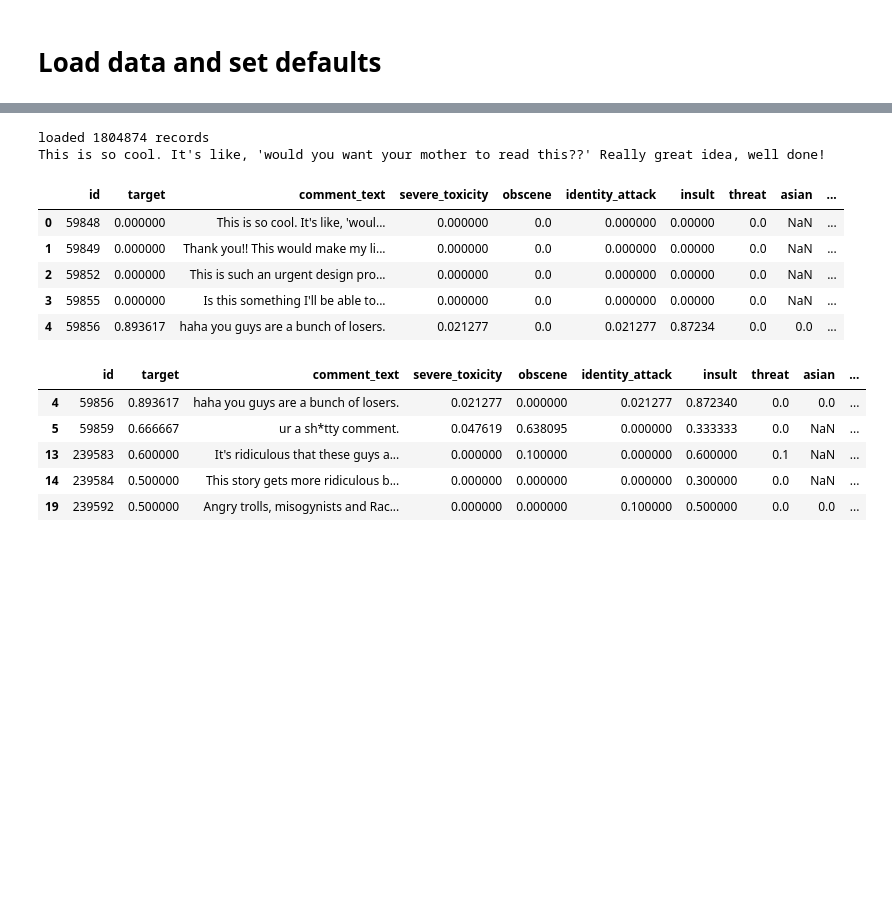
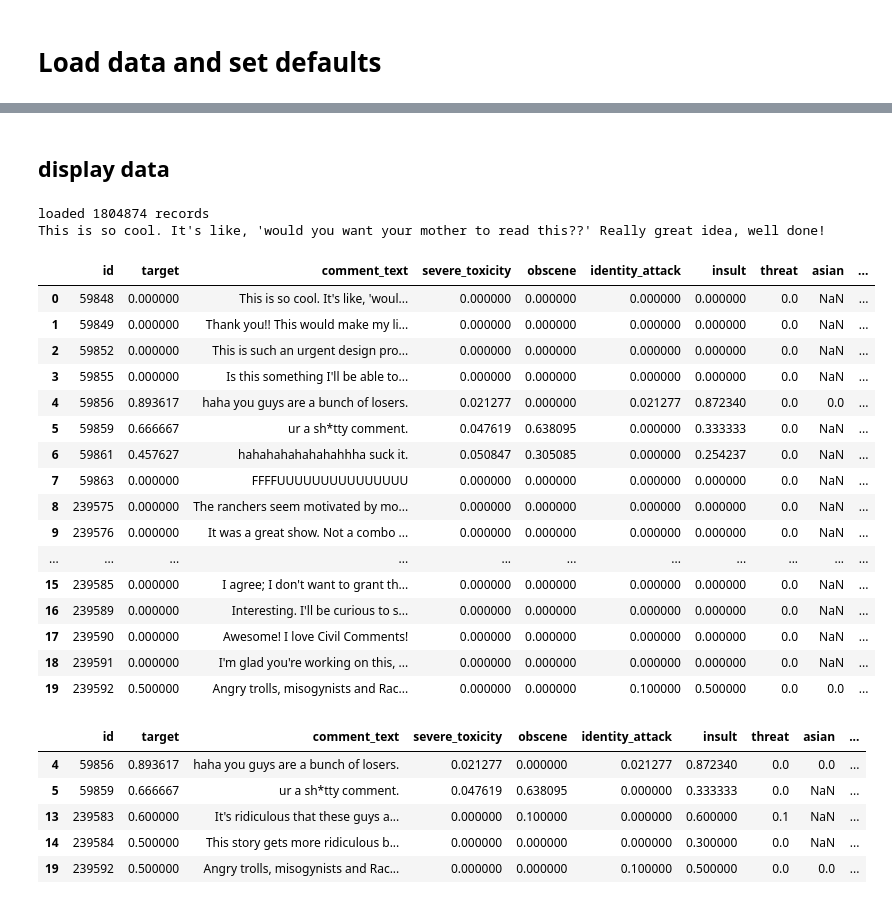
Before and after one commit to imbealopez/Toxicity-Detection, a Jupyter notebook: ToxicityDetection.ipynb, the cells around one changed output, grey strips where cells are left out. Drawn from its saved outputs; the diff is of its cells as text; code cells hidden in the pictures; blank space fills up the shorter version.

```diff
--- a/ToxicityDetection.ipynb
+++ b/ToxicityDetection.ipynb
@@ -159,19 +190,32 @@ Wall time: 11.7 s
+# %% [markdown]
+## display data
 # %%
 print("loaded %d records" % len(train_comments))
 #%%
 # display first comment
 print(train_comments.iloc[0]["comment_text"])
 # display head
-train_comments.head()
+train_comments.head(20)
 # %% [output]
 loaded 1804874 records
 This is so cool. It's like, 'would you want your mother to read this??' Really great idea, well done!
 |  | id | target | comment_text | severe_toxicity | obscene | identity_attack | insult | threat | asian | ... |
-| 0 | 59848 | 0.000000 | This is so cool. It's like, 'woul... | 0.000000 | 0.0 | 0.000000 | 0.00000 | 0.0 | NaN | ... |
-| 1 | 59849 | 0.000000 | Thank you!! This would make my li... | 0.000000 | 0.0 | 0.000000 | 0.00000 | 0.0 | NaN | ... |
-| 2 | 59852 | 0.000000 | This is such an urgent design pro... | 0.000000 | 0.0 | 0.000000 | 0.00000 | 0.0 | NaN | ... |
-| 3 | 59855 | 0.000000 | Is this something I'll be able to... | 0.000000 | 0.0 | 0.000000 | 0.00000 | 0.0 | NaN | ... |
-| 4 | 59856 | 0.893617 | haha you guys are a bunch of losers. | 0.021277 | 0.0 | 0.021277 | 0.87234 | 0.0 | 0.0 | ... |
+| 0 | 59848 | 0.000000 | This is so cool. It's like, 'woul... | 0.000000 | 0.000000 | 0.000000 | 0.000000 | 0.0 | NaN | ... |
+| 1 | 59849 | 0.000000 | Thank you!! This would make my li... | 0.000000 | 0.000000 | 0.000000 | 0.000000 | 0.0 | NaN | ... |
+| 2 | 59852 | 0.000000 | This is such an urgent design pro... | 0.000000 | 0.000000 | 0.000000 | 0.000000 | 0.0 | NaN | ... |
+| 3 | 59855 | 0.000000 | Is this something I'll be able to... | 0.000000 | 0.000000 | 0.000000 | 0.000000 | 0.0 | NaN | ... |
+| 4 | 59856 | 0.893617 | haha you guys are a bunch of losers. | 0.021277 | 0.000000 | 0.021277 | 0.872340 | 0.0 | 0.0 | ... |
+| 5 | 59859 | 0.666667 | ur a sh*tty comment. | 0.047619 | 0.638095 | 0.000000 | 0.333333 | 0.0 | NaN | ... |
+| 6 | 59861 | 0.457627 | hahahahahahahahhha suck it. | 0.050847 | 0.305085 | 0.000000 | 0.254237 | 0.0 | NaN | ... |
+| 7 | 59863 | 0.000000 | FFFFUUUUUUUUUUUUUUU | 0.000000 | 0.000000 | 0.000000 | 0.000000 | 0.0 | NaN | ... |
+| 8 | 239575 | 0.000000 | The ranchers seem motivated by mo... | 0.000000 | 0.000000 | 0.000000 | 0.000000 | 0.0 | NaN | ... |
+| 9 | 239576 | 0.000000 | It was a great show. Not a combo ... | 0.000000 | 0.000000 | 0.000000 | 0.000000 | 0.0 | NaN | ... |
+| ... | ... | ... | ... | ... | ... | ... | ... | ... | ... | ... |
+| 15 | 239585 | 0.000000 | I agree; I don't want to grant th... | 0.000000 | 0.000000 | 0.000000 | 0.000000 | 0.0 | NaN | ... |
+| 16 | 239589 | 0.000000 | Interesting. I'll be curious to s... | 0.000000 | 0.000000 | 0.000000 | 0.000000 | 0.0 | NaN | ... |
+| 17 | 239590 | 0.000000 | Awesome! I love Civil Comments! | 0.000000 | 0.000000 | 0.000000 | 0.000000 | 0.0 | NaN | ... |
+| 18 | 239591 | 0.000000 | I'm glad you're working on this, ... | 0.000000 | 0.000000 | 0.000000 | 0.000000 | 0.0 | NaN | ... |
+| 19 | 239592 | 0.500000 | Angry trolls, misogynists and Rac... | 0.000000 | 0.000000 | 0.100000 | 0.500000 | 0.0 | 0.0 | ... |
 # %%
 # display toxic comments above target 0.5
 train_comments[train_comments["target"] >= 0.5].head()
```
Also changed, not shown: parts of 81 cells of this notebook.
